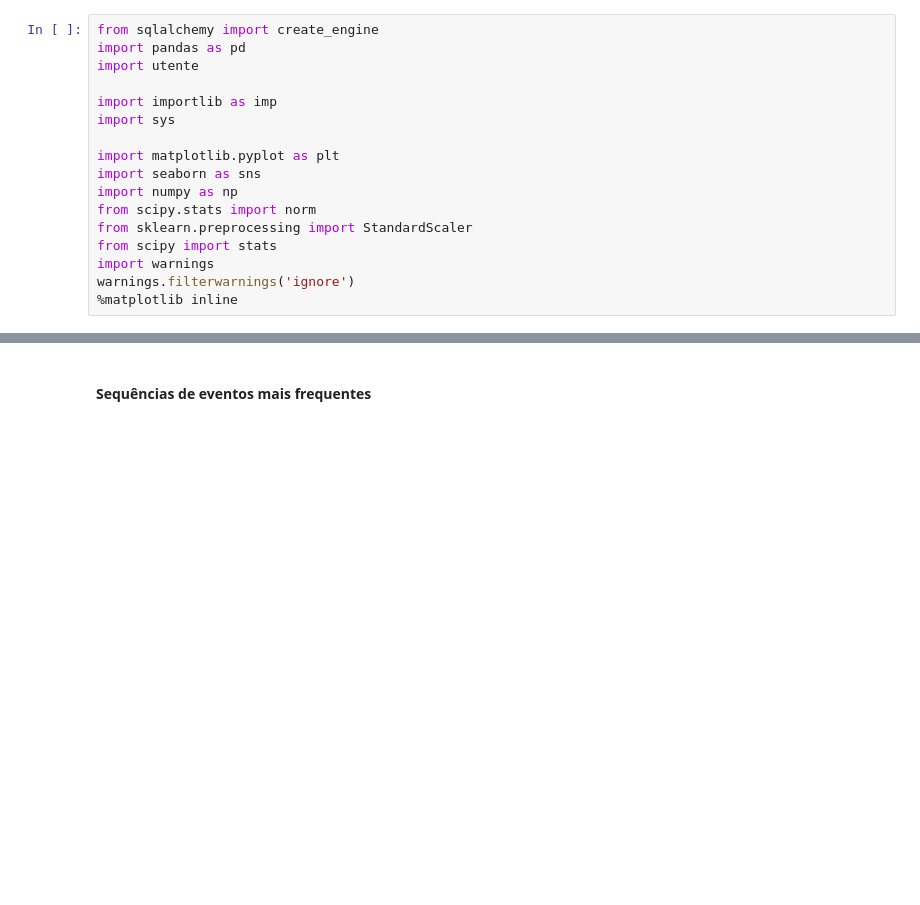
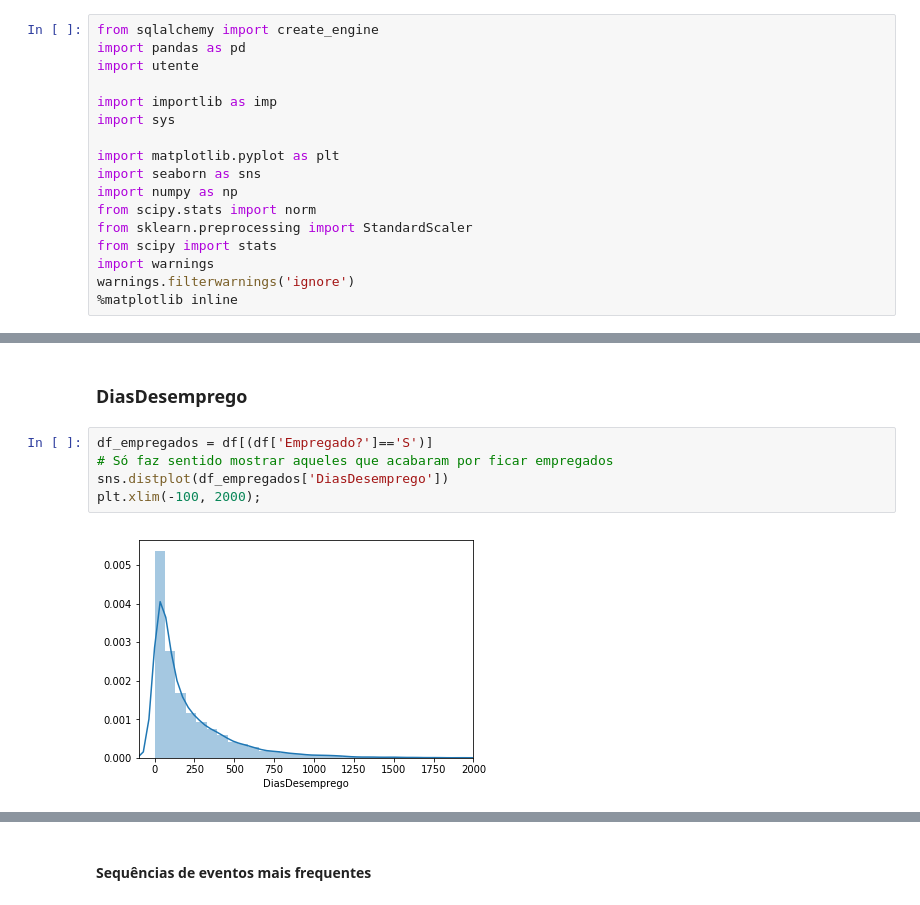
Before and after one commit to rui-mesquita/IEFP_DSSG, a Jupyter notebook: IEFP_DSSG/DataExploration.ipynb, the cells around one changed output, grey strips where cells are left out. Drawn from its saved outputs; the diff is of its cells as text; blank space fills up the shorter version.

```diff
--- a/IEFP_DSSG/DataExploration.ipynb
+++ b/IEFP_DSSG/DataExploration.ipynb
@@ -34,0 +103,9 @@ listaUtentes.output2FileHistoricosTodosUtentes()
+# %% [markdown]
+### DiasDesemprego
+# %%
+df_empregados = df[(df['Empregado?']=='S')]
+# Só faz sentido mostrar aqueles que acabaram por ficar empregados
+sns.distplot(df_empregados['DiasDesemprego'])
+plt.xlim(-100, 2000);
+# %% [output]
+[figure, added]
```
Also changed, not shown: parts of 32 cells of this notebook, 2 other files.
